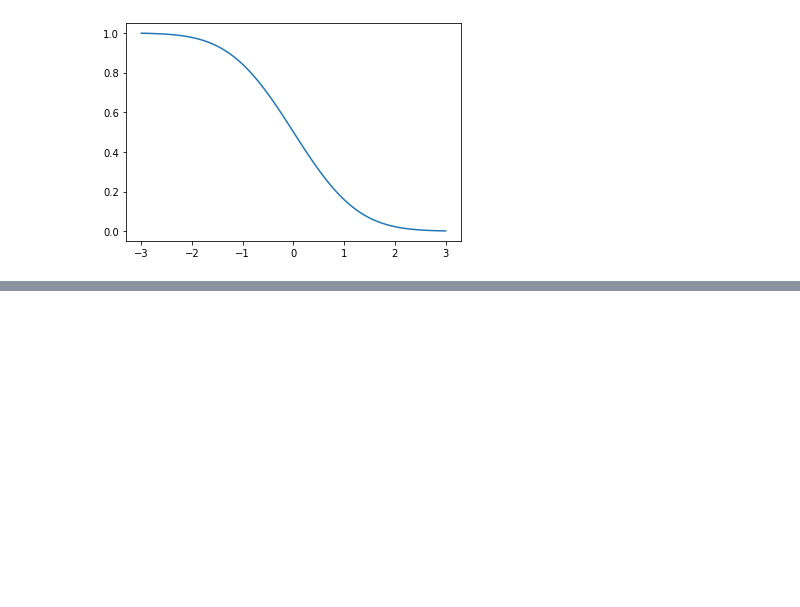
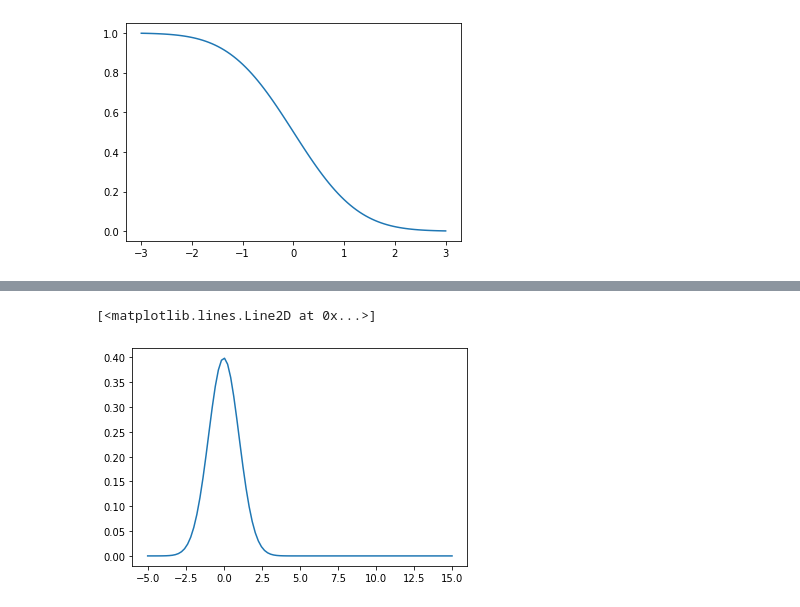
Before and after one commit to 1024xx4/statistics_udemy, a Jupyter notebook: statistics.ipynb, the cells around one changed output, grey strips where cells are left out. Drawn from its saved outputs; the diff is of its cells as text; code cells hidden in the pictures; blank space fills up the shorter version.

```diff
--- a/statistics.ipynb
+++ b/statistics.ipynb
@@ -389,0 +403,6 @@ plt.plot(x, y)
+# %%
+y = stats.norm.pdf(x)
+plt.plot(x, y)
+# %% [output]
+[<matplotlib.lines.Line2D at 0x...>]
+[figure, added]
```
Also changed, not shown: parts of 2 cells of this notebook, 1 other file.
